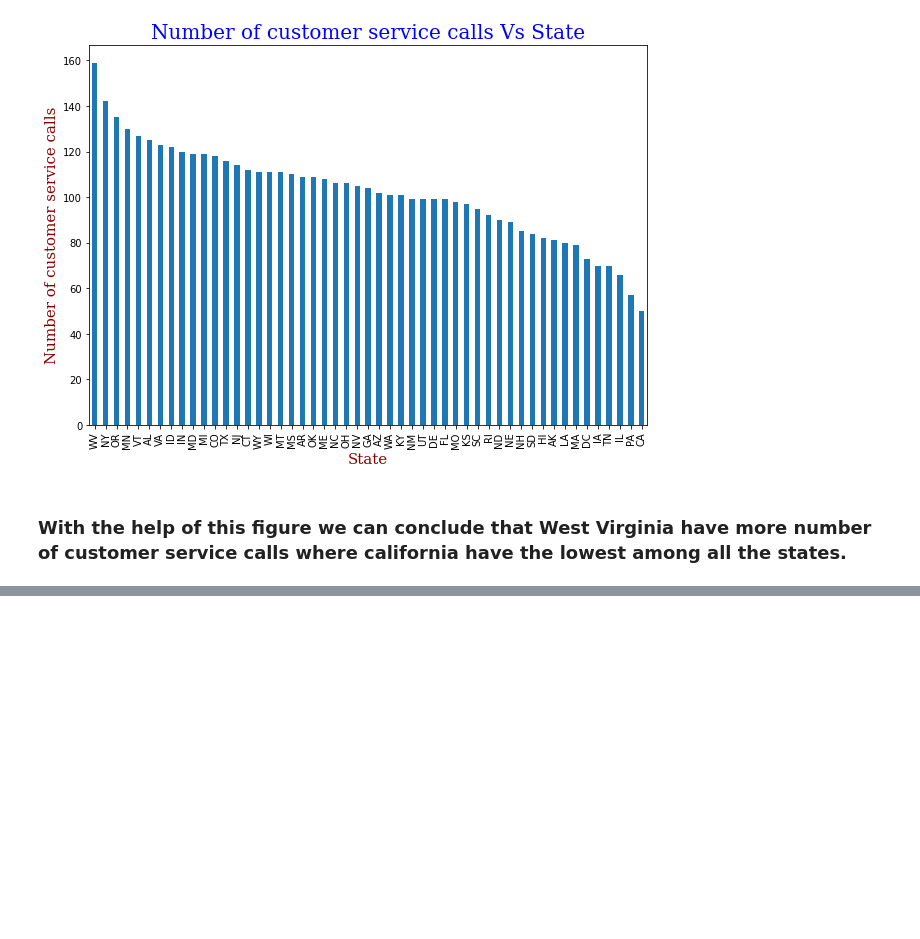
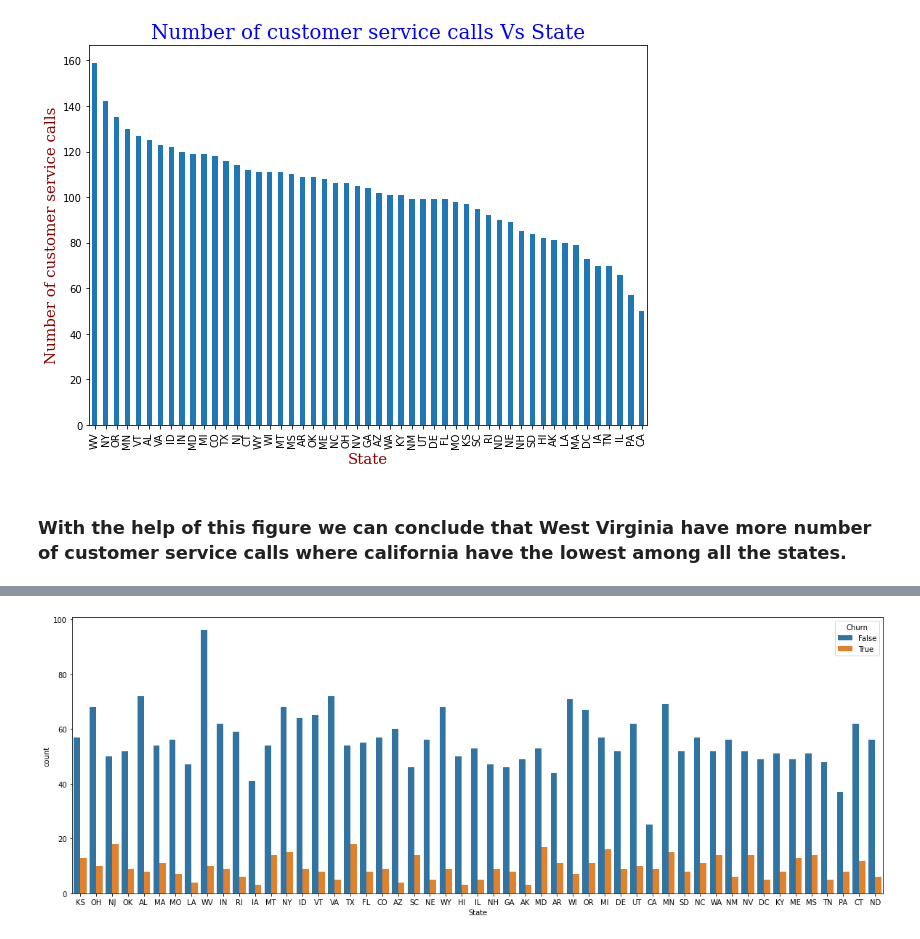
Before and after one commit to Gauravgade3/Telecom-Churn-Analysis, a Jupyter notebook: Telecom_Churn_Analysis_.ipynb, the cells around one changed output, grey strips where cells are left out. Drawn from its saved outputs; the diff is of its cells as text; code cells hidden in the pictures; blank space fills up the shorter version.

```diff
--- a/Telecom_Churn_Analysis_.ipynb
+++ b/Telecom_Churn_Analysis_.ipynb
@@ -705,0 +744,6 @@ Text(0.5, 0, 'State')
+# %%
+# Representing the number of customers churn across all the states
+sns.countplot(x='State',hue='Churn', data=df)
+plt.rcParams['figure.figsize']=(20,7)
+# %% [output]
+[figure, added]
```
Also changed, not shown: parts of 11 cells of this notebook.
